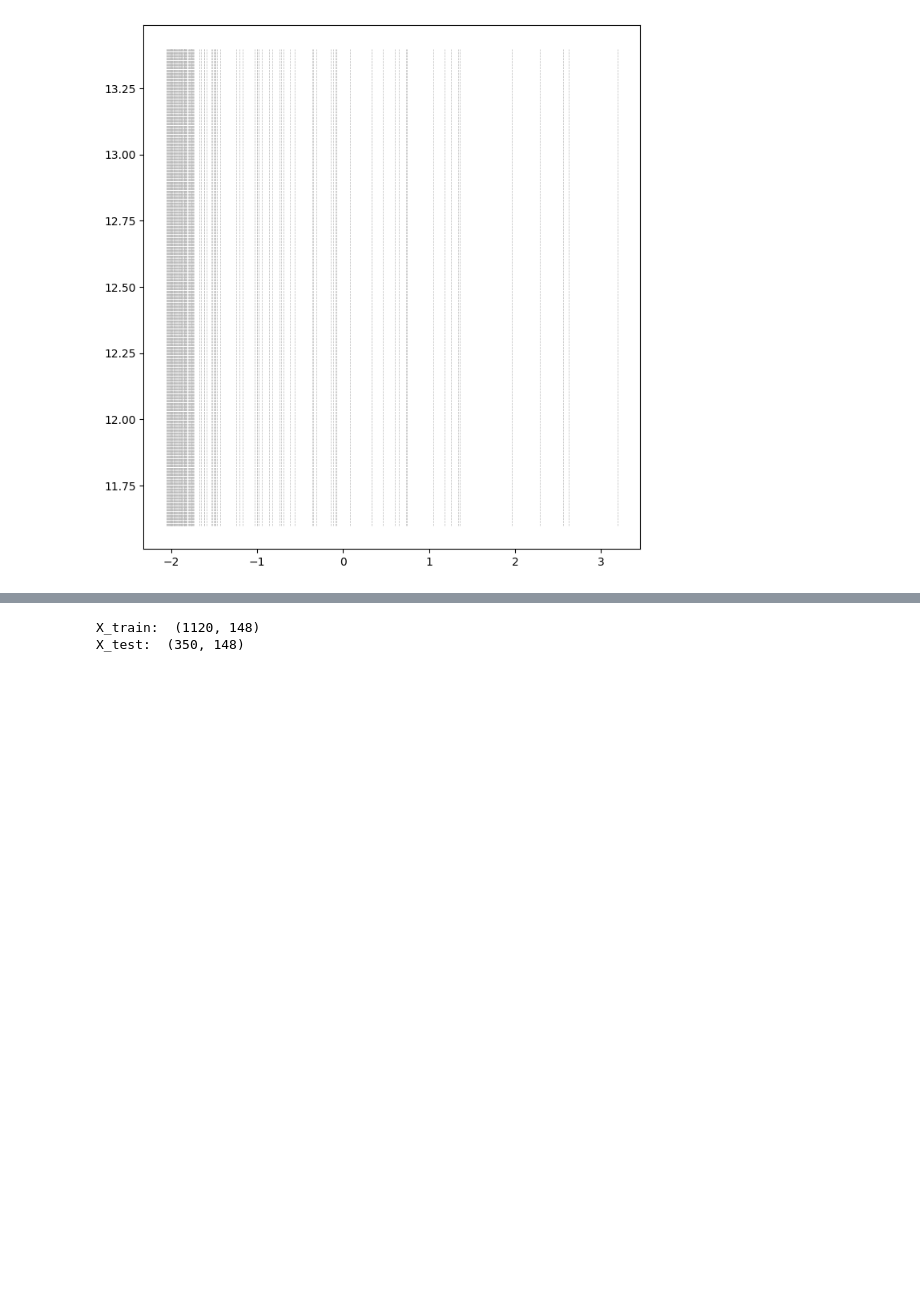
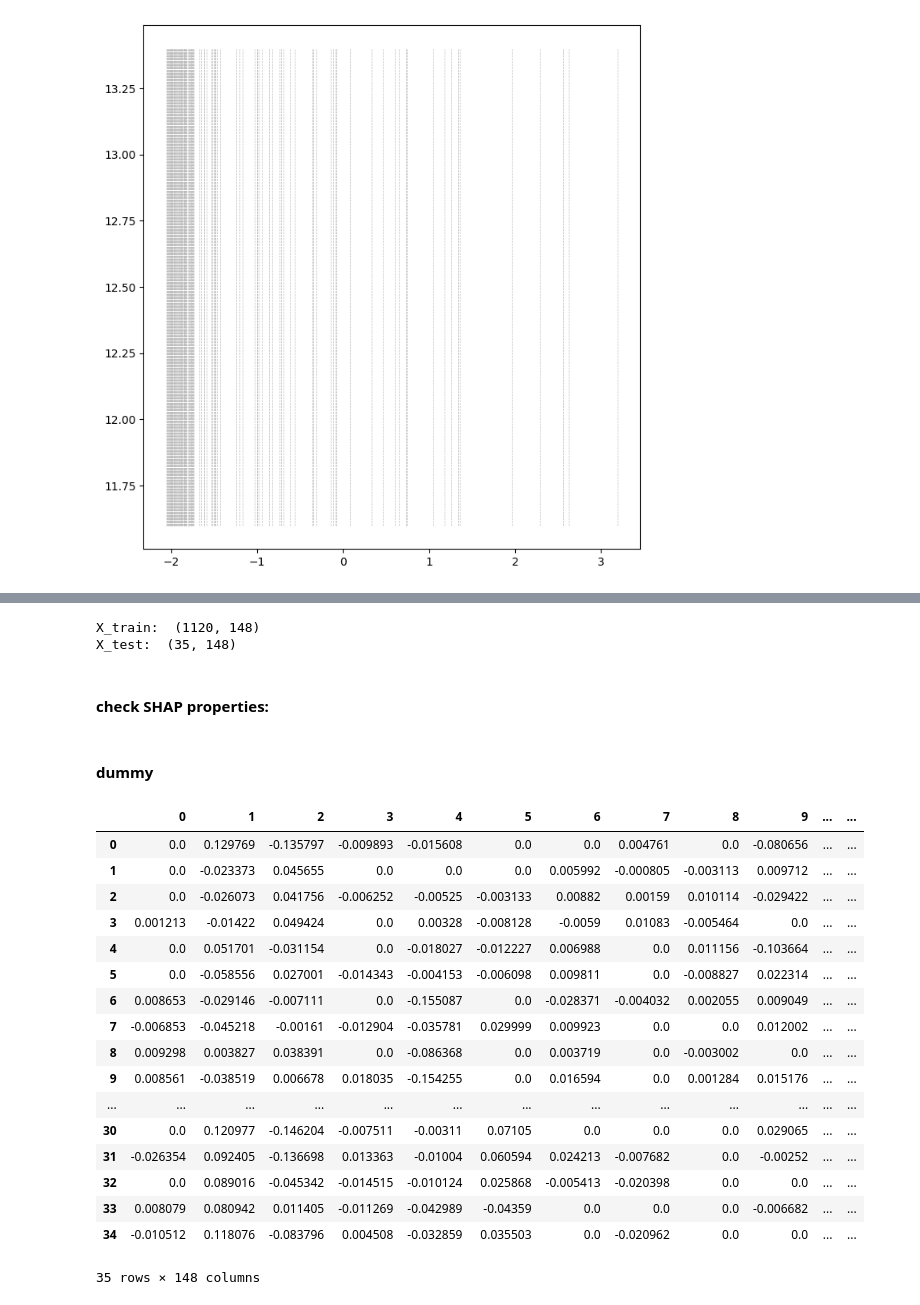
Before and after one commit to valentina-kg/open-problems-multimodal-3rd-solution, a Jupyter notebook: code/4.model/pred/shap.ipynb, the cells around one changed output, grey strips where cells are left out. Drawn from its saved outputs; the diff is of its cells as text; code cells hidden in the pictures; blank space fills up the shorter version.

```diff
--- a/code/4.model/pred/shap.ipynb
+++ b/code/4.model/pred/shap.ipynb
@@ -625,18 +661,18 @@ steps for model 17: compute shap values on 50 samples per cell type
 # %%
-X_train_p = pd.read_pickle('private_X_train_svd_64.pkl')
-X_train_p = X_train_p.iloc[np.sort(X_train_p_sampled.obs['ID'])]
+X_train_p_17 = pd.read_pickle('private_X_train_svd_64.pkl')
+X_train_p_17 = X_train_p_17.iloc[np.sort(X_train_p_sampled.obs['ID'])]      # use 160 samples per cell type -> even distr.
 
-X_test_p = ad.read_h5ad('private_test_input_64_svd_50_samples.h5ad')
+X_test_p_17 = ad.read_h5ad('private_test_input_64_svd_5_samples.h5ad')
 
-print('X_train: ', X_train_p.shape)
-print('X_test: ', X_test_p.shape)
+print('X_train: ', X_train_p_17.shape)
+print('X_test: ', X_test_p_17.shape)
 
-# med = X_train_p.median().values.reshape((1,X_train_p.shape[1]))
-# explainer17_p = shap.KernelExplainer(model17, med)
+med = X_train_p_17.median().values.reshape((1,X_train_p_17.shape[1]))
+explainer17_p = shap.KernelExplainer(model17, med)
 
-# shap_values_17_p = explainer17_p.shap_values(X_test_p.to_df(), nsamples=300)
+# shap_values_17_p = explainer17_p.shap_values(X_test_p_17.to_df(), nsamples=300)
 # %% [output]
 X_train:  (1120, 148)
-X_test:  (350, 148)
+X_test:  (35, 148)
 # %%
 # np.save('shap_values_17_50_samples_p_ct_distr.npy', np.array(shap_values_17_p, dtype=object), allow_pickle=True)
@@ -642,0 +682,33 @@ X_test:  (350, 148)
+# %% [markdown]
+#### check SHAP properties:
+# %% [markdown]
+#### dummy
+# %%
+# median of X_train (same median used for training explainer) of last column
+X_test_p_dummy = X_test_p_17.to_df().copy()
+last_column_median = med[:,-1]
+# Replace the last column with the median value for all rows
+X_test_p_dummy.iloc[:, -1] = last_column_median
+# shap_values_17_p_5_dummy = explainer17_p.shap_values(X_test_p_dummy, nsamples=300)
+# np.save('shap_values_17_p_5_properties_set_median_train.npy', np.array(shap_values_17_p_5_dummy, dtype=object), allow_pickle=True)
+shap_values_17_p_5_dummy = np.load('shap_values_17_p_5_properties_set_median_train.npy', allow_pickle=True)
+pd.DataFrame(shap_values_17_p_5_dummy[127])
+# %% [output]
+|  | 0 | 1 | 2 | 3 | 4 | 5 | 6 | 7 | 8 | 9 | ... | ... |
+| 0 | 0.0 | 0.129769 | -0.135797 | -0.009893 | -0.015608 | 0.0 | 0.0 | 0.004761 | 0.0 | -0.080656 | ... | ... |
+| 1 | 0.0 | -0.023373 | 0.045655 | 0.0 | 0.0 | 0.0 | 0.005992 | -0.000805 | -0.003113 | 0.009712 | ... | ... |
+| 2 | 0.0 | -0.026073 | 0.041756 | -0.006252 | -0.00525 | -0.003133 | 0.00882 | 0.00159 | 0.010114 | -0.029422 | ... | ... |
+| 3 | 0.001213 | -0.01422 | 0.049424 | 0.0 | 0.00328 | -0.008128 | -0.0059 | 0.01083 | -0.005464 | 0.0 | ... | ... |
+| 4 | 0.0 | 0.051701 | -0.031154 | 0.0 | -0.018027 | -0.012227 | 0.006988 | 0.0 | 0.011156 | -0.103664 | ... | ... |
+| 5 | 0.0 | -0.058556 | 0.027001 | -0.014343 | -0.004153 | -0.006098 | 0.009811 | 0.0 | -0.008827 | 0.022314 | ... | ... |
+| 6 | 0.008653 | -0.029146 | -0.007111 | 0.0 | -0.155087 | 0.0 | -0.028371 | -0.004032 | 0.002055 | 0.009049 | ... | ... |
+| 7 | -0.006853 | -0.045218 | -0.00161 | -0.012904 | -0.035781 | 0.029999 | 0.009923 | 0.0 | 0.0 | 0.012002 | ... | ... |
+| 8 | 0.009298 | 0.003827 | 0.038391 | 0.0 | -0.086368 | 0.0 | 0.003719 | 0.0 | -0.003002 | 0.0 | ... | ... |
+| 9 | 0.008561 | -0.038519 | 0.006678 | 0.018035 | -0.154255 | 0.0 | 0.016594 | 0.0 | 0.001284 | 0.015176 | ... | ... |
+| ... | ... | ... | ... | ... | ... | ... | ... | ... | ... | ... | ... | ... |
+| 30 | 0.0 | 0.120977 | -0.146204 | -0.007511 | -0.00311 | 0.07105 | 0.0 | 0.0 | 0.0 | 0.029065 | ... | ... |
+| 31 | -0.026354 | 0.092405 | -0.136698 | 0.013363 | -0.01004 | 0.060594 | 0.024213 | -0.007682 | 0.0 | -0.00252 | ... | ... |
+| 32 | 0.0 | 0.089016 | -0.045342 | -0.014515 | -0.010124 | 0.025868 | -0.005413 | -0.020398 | 0.0 | 0.0 | ... | ... |
+| 33 | 0.008079 | 0.080942 | 0.011405 | -0.011269 | -0.042989 | -0.04359 | 0.0 | 0.0 | 0.0 | -0.006682 | ... | ... |
+| 34 | -0.010512 | 0.118076 | -0.083796 | 0.004508 | -0.032859 | 0.035503 | 0.0 | -0.020962 | 0.0 | 0.0 | ... | ... |
+35 rows × 148 columns
```
Also changed, not shown: parts of 49 cells of this notebook, 11 other files.
